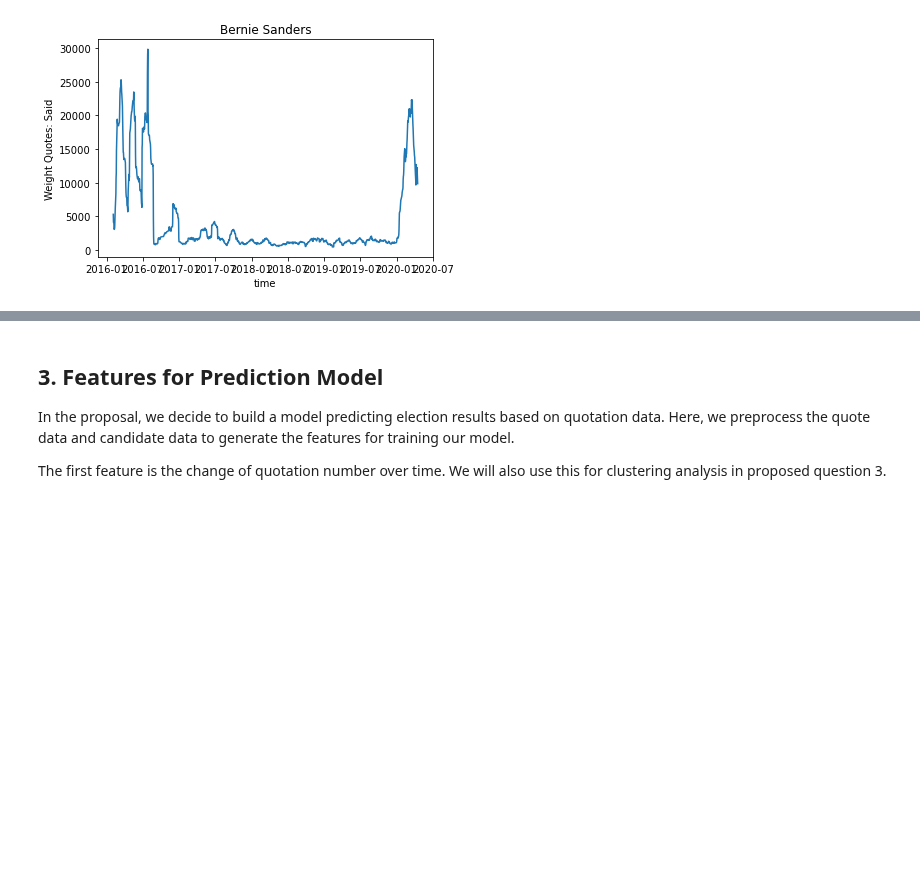
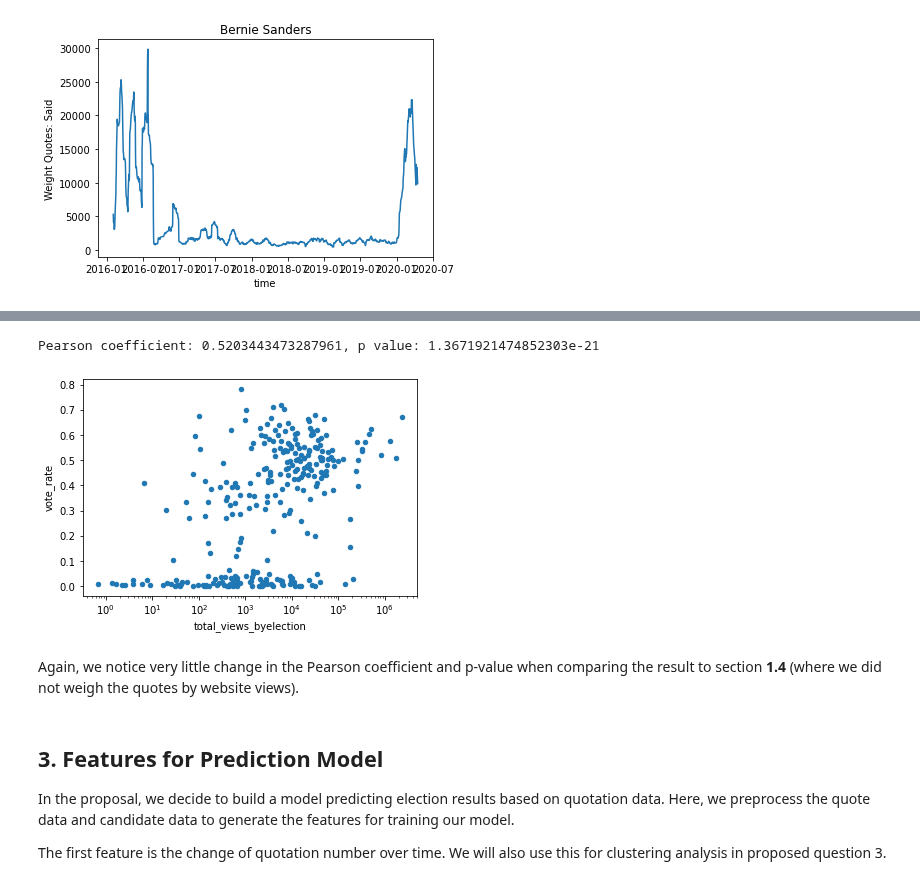
Before and after one commit to epfl-ada/ada-2021-project-chilldatagroup, a Jupyter notebook: Milestone2.ipynb, the cells around one changed output, grey strips where cells are left out. Cells and saved outputs as stored; diff of their text form; code cells hidden in the pictures; blank space fills up the shorter version.

```diff
--- a/Milestone2.ipynb
+++ b/Milestone2.ipynb
@@ -550,3 +617,23 @@ We notice very little change on the pearson coefficient and p-value when compari
+# %%
+from scipy.stats import pearsonr
+
+# We group the number of normalized views before election day
+quotes_byelection = candidate_quotes_mention[candidate_quotes_mention['date_only'] < candidate_quotes_mention['election_day']]
+tot_quotes_byelection = pd.DataFrame(quotes_byelection.groupby(['mention'])['normalize_views'].sum())
+tot_quotes_byelection.rename(columns = {'normalize_views': 'total_views_byelection'}, inplace=True)
+
+# We add the vote rate and plot the scatter plot of vote rate against total quotes by election
+tot_quotes_byelection['vote_rate'] = tot_quotes_byelection.index.map(candidate_info_byname['vote_rate'])
+
+# linear regression
+quotes_vote = tot_quotes_byelection.plot.scatter(x = 'total_views_byelection', y = 'vote_rate', logx=True)
+(corr1, pvalue) = pearsonr(np.log(tot_quotes_byelection['total_views_byelection']), tot_quotes_byelection['vote_rate'])
+print(f'Pearson coefficient: {corr1}, p value: {pvalue}')
+# %% [output]
+Pearson coefficient: 0.5203443473287961, p value: 1.3671921474852303e-21
+[figure, added]
+# %% [markdown]
+Again, we notice very little change in the Pearson coefficient and p-value when comparing the result to section **1.4** (where we did not weigh the quotes by website views).
 # %% [markdown]
 ## 3. Features for Prediction Model
 In the proposal, we decide to build a model predicting election results based on quotation data. Here, we preprocess the quote data and candidate data to generate the features for training our model.
```
Also changed, not shown: parts of 21 cells of this notebook.
